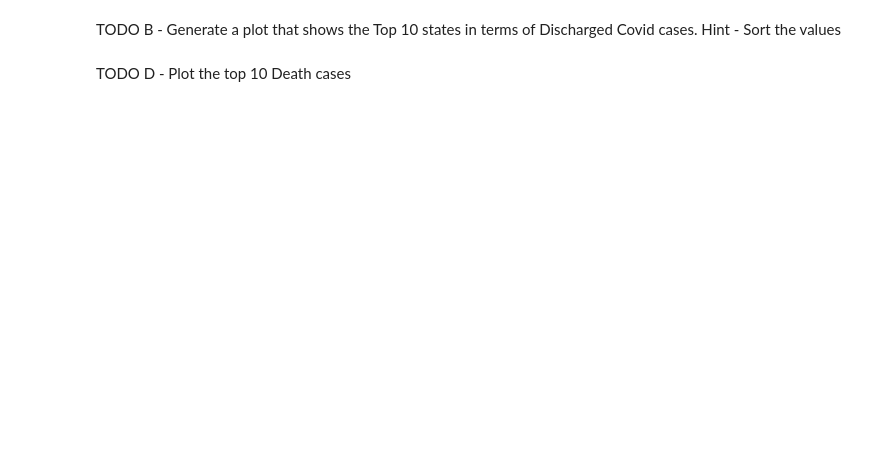
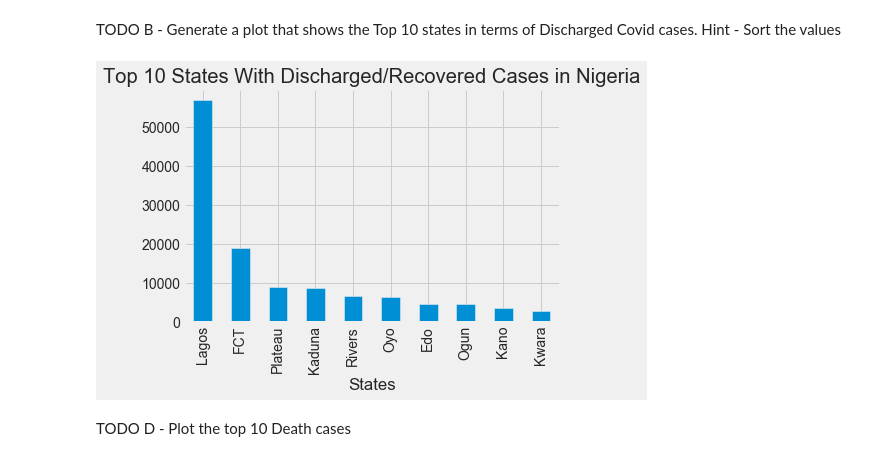
Before and after one commit to Grace2705/Nigeria-COVID-19-Data-Analysis-Using-Python, a Jupyter notebook: covidproject.ipynb, the cells around one changed output. Cells and saved outputs as stored; diff of their text form; code cells hidden in the pictures; blank space fills up the shorter version.

```diff
--- a/covidproject.ipynb
+++ b/covidproject.ipynb
@@ -371,4 +413,14 @@ TODO A - Generate a plot that shows the Top 10 states in terms of Confirmed Covi
 # %% [markdown]
 TODO B - Generate a plot that shows the Top 10 states in terms of Discharged Covid cases. Hint - Sort the values
+# %%
+#Top 10 states in terms of discharge
+top10states_recov = df_ncdc.sort_values(by = 'Recovered', ascending=False ).head(10)
+top10states_recov
+
+# Plot the barchart
+top10states_recov.plot(x= 'States', y = 'Recovered', kind = 'bar',title= 'Top 10 States With Discharged/Recovered Cases in Nigeria', legend = None)
+plt.show()
+# %% [output]
+[figure, added]
 # %% [markdown]
 TODO D - Plot the top 10 Death cases
```
Also changed, not shown: parts of 19 cells of this notebook.
